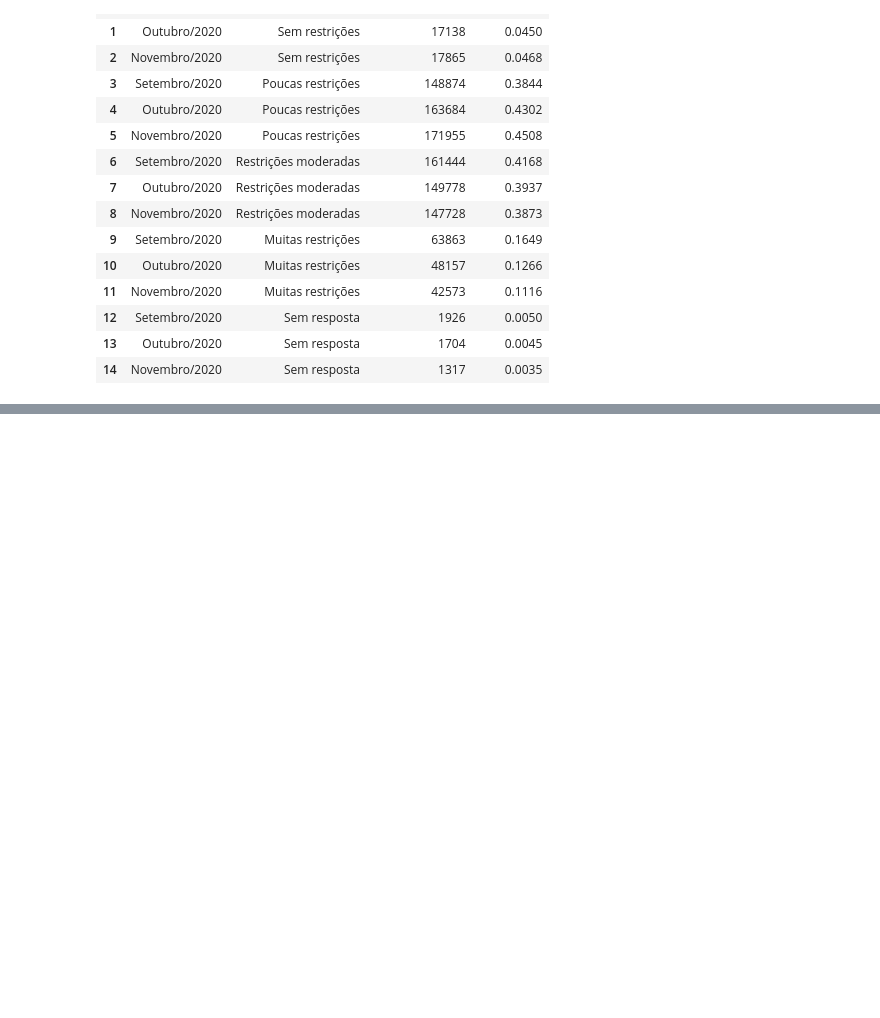
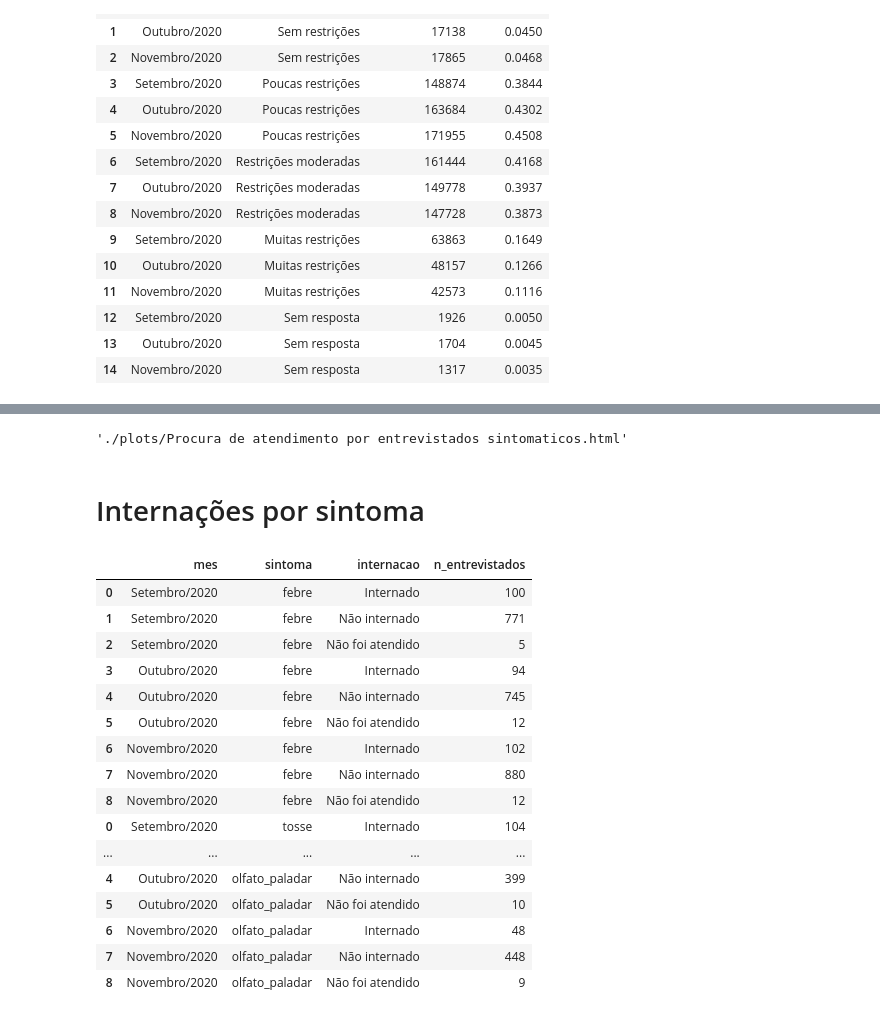
Before and after one commit to jackson-simionato/fase3_pos_tech, a Jupyter notebook: Tech_Challenge_Fase_3/2_create_visualizations.ipynb, the cells around one changed output, grey strips where cells are left out. Drawn from its saved outputs; the diff is of its cells as text; code cells hidden in the pictures; blank space fills up the shorter version.

```diff
--- a/Tech_Challenge_Fase_3/2_create_visualizations.ipynb
+++ b/Tech_Challenge_Fase_3/2_create_visualizations.ipynb
@@ -619,0 +635,72 @@ df_results
+# %%
+fig = px.bar(df_results, x="mes", y="count_sintomas",
+             color='procurou_medico', barmode='group',
+             height=600, title='Procura de atendimento médico por entrevistados sintomáticos<br>PNAD COVID-19',
+             labels=dict(count_sintomas="Nº de entrevistados", procurou_medico="", mes=''))
+
+fig.update_layout(title_x=0.5)
+fig.update_yaxes(tickformat=",.0f")
+
+fig.show()
+
+title_name = 'Procura de atendimento por entrevistados sintomaticos'
+
+plotly.offline.plot(fig, filename = f'./plots/{title_name}.html', auto_play=False, auto_open=False)
+# %% [output]
+'./plots/Procura de atendimento por entrevistados sintomaticos.html'
+# %% [markdown]
+# Internações por sintoma
+# %%
+sintomas = ['febre','tosse','olfato_paladar']
+
+for sintoma in sintomas:
+    query_sql = f'''
+        SELECT
+            mes,
+            {sintoma},
+            internacao,
+            COUNT (mes) as n_entrevistados
+        FROM
+            `brave-tea-400210.fase_3_tech_challenge.pnad-covid-19`
+        WHERE
+            {sintoma} = 1 AND internacao != 0 AND internacao != 9
+        GROUP BY
+            mes, {sintoma}, internacao
+        ORDER BY
+            mes, internacao
+    '''
+
+    query_job = client.query(query_sql)
+    df_results = query_job.to_dataframe()
+
+    df_results.rename(columns={f'{sintoma}':'sintoma'}, inplace=True)
+    df_results['sintoma'] = sintoma
+
+    df_results['internacao'] = df_results['internacao'].astype(str).replace(dict_internacao)
+
+    if(sintomas.index(sintoma) == 0):
+        final_df = df_results.copy()
+    else:
+        final_df = pd.concat([final_df,df_results], axis=0)
+
+final_df['mes'] = final_df['mes'].astype(str).replace(dict_mes)
+
+display(final_df)
+# %% [output]
+|  | mes | sintoma | internacao | n_entrevistados |
+| 0 | Setembro/2020 | febre | Internado | 100 |
+| 1 | Setembro/2020 | febre | Não internado | 771 |
+| 2 | Setembro/2020 | febre | Não foi atendido | 5 |
+| 3 | Outubro/2020 | febre | Internado | 94 |
+| 4 | Outubro/2020 | febre | Não internado | 745 |
+| 5 | Outubro/2020 | febre | Não foi atendido | 12 |
+| 6 | Novembro/2020 | febre | Internado | 102 |
+| 7 | Novembro/2020 | febre | Não internado | 880 |
+| 8 | Novembro/2020 | febre | Não foi atendido | 12 |
+| 0 | Setembro/2020 | tosse | Internado | 104 |
+| ... | ... | ... | ... | ... |
+| 4 | Outubro/2020 | olfato_paladar | Não internado | 399 |
+| 5 | Outubro/2020 | olfato_paladar | Não foi atendido | 10 |
+| 6 | Novembro/2020 | olfato_paladar | Internado | 48 |
+| 7 | Novembro/2020 | olfato_paladar | Não internado | 448 |
+| 8 | Novembro/2020 | olfato_paladar | Não foi atendido | 9 |
```
Also changed, not shown: parts of 6 cells of this notebook, 10 other files.
